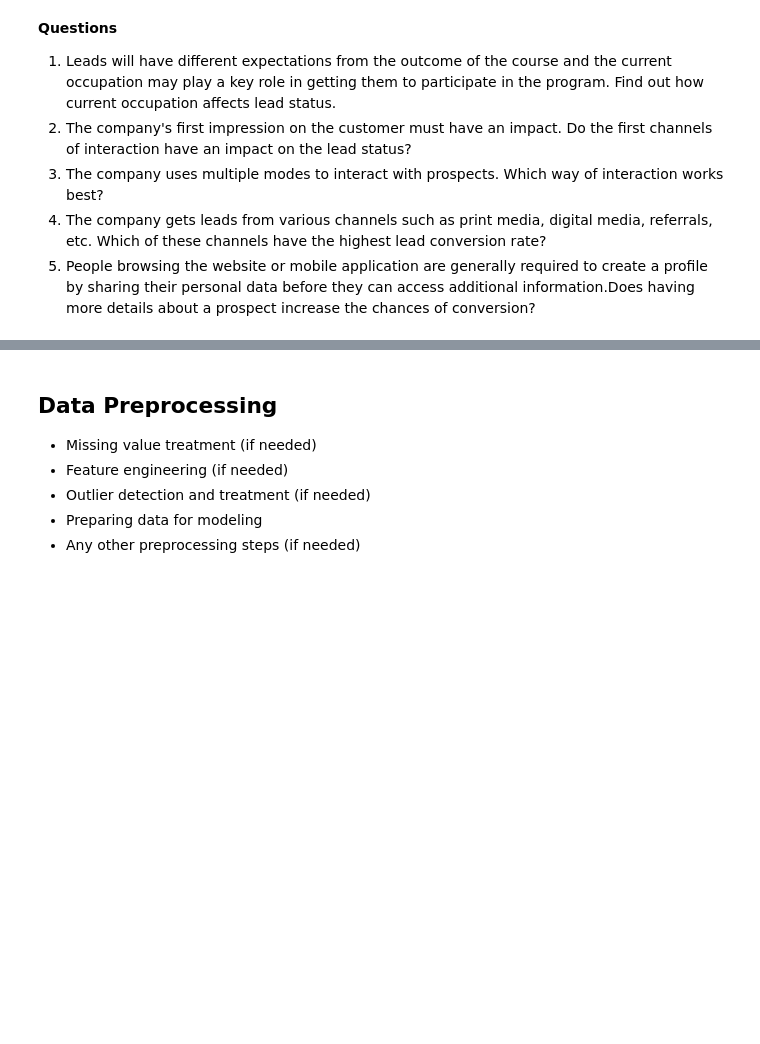
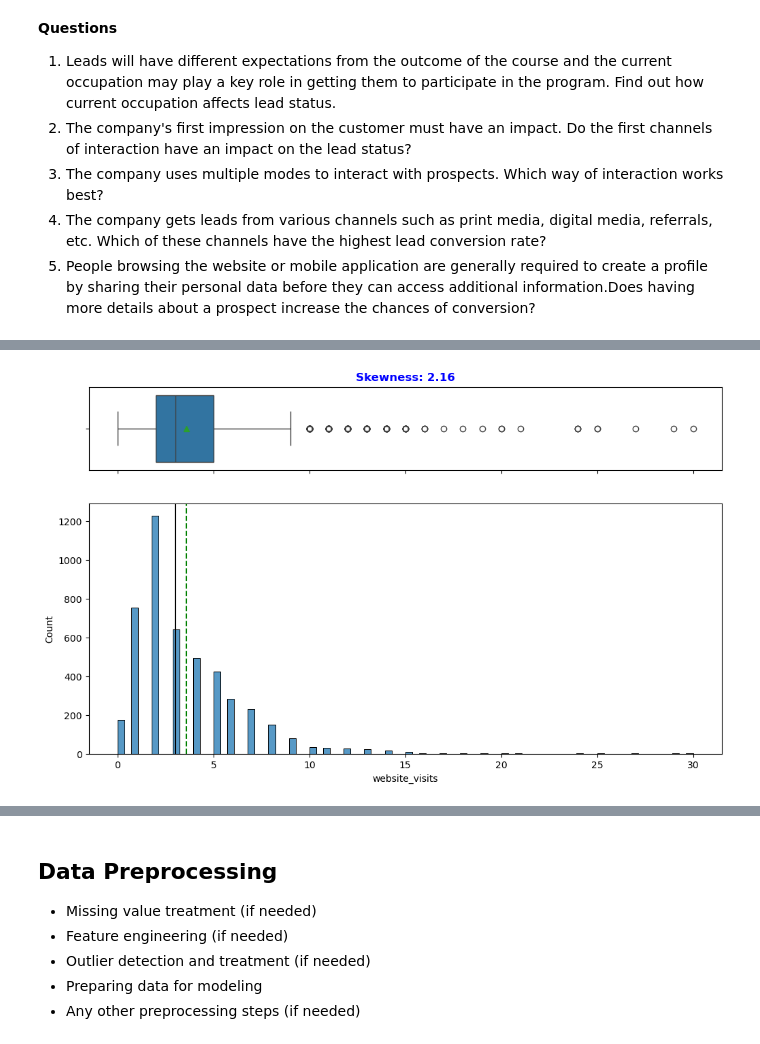
Before and after one commit to zypher-4/mit-adsp, a Jupyter notebook: Elective Project/Learner+Notebook+-+Full+Code+Version+-+Potential+Customers+Prediction.ipynb, the cells around one changed output, grey strips where cells are left out. Saved outputs shown, nothing was run; the diff lists cells and outputs as text; code cells hidden in the pictures; blank space fills up the shorter version.

```diff
--- a/Elective Project/Learner+Notebook+-+Full+Code+Version+-+Potential+Customers+Prediction.ipynb
+++ b/Elective Project/Learner+Notebook+-+Full+Code+Version+-+Potential+Customers+Prediction.ipynb
@@ -191,0 +229,4 @@ data.describe(include='all').T
+# %%
+histogram_boxplot(data, 'website_visits')
+# %% [output]
+[figure, added]
```
Also changed, not shown: parts of 44 cells of this notebook, 1 other file.
